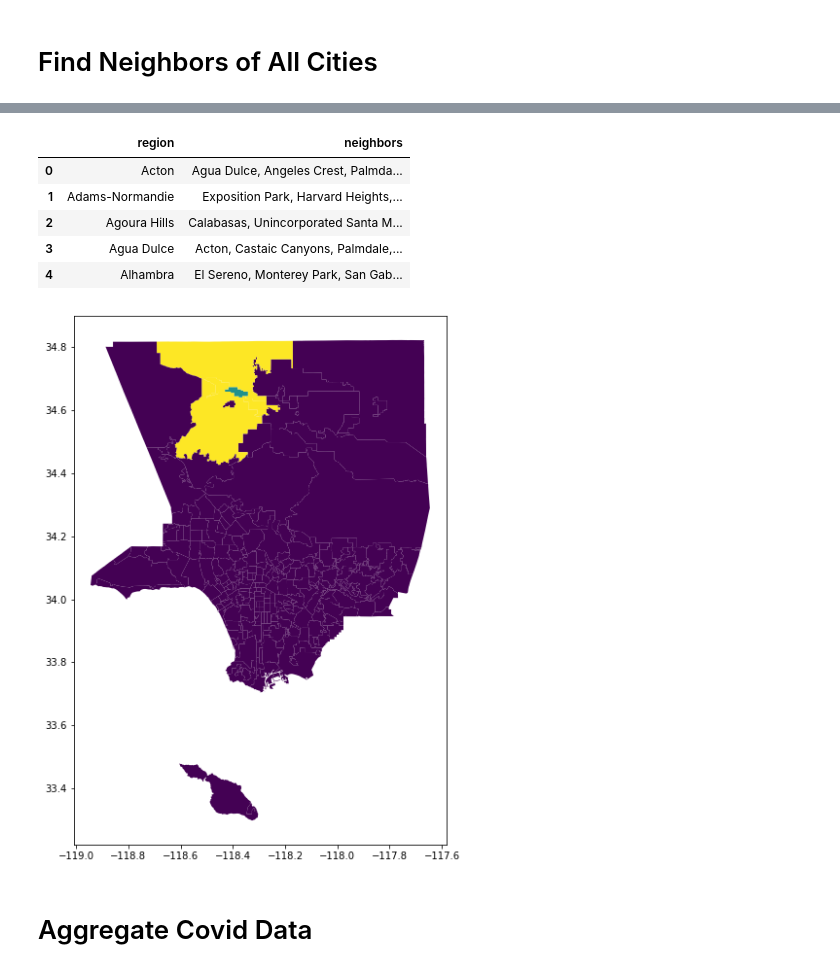
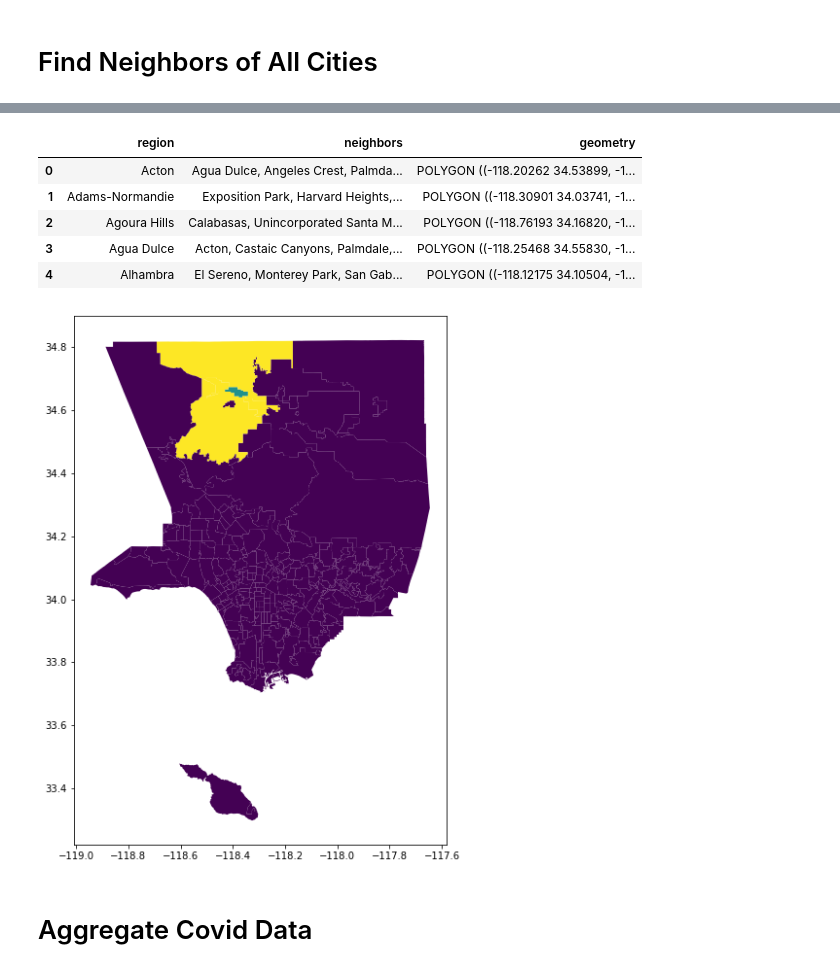
Before and after one commit to kaushiktandon/COVID-19-LA-Neighborhood-Case-Prediction, a Jupyter notebook: code/covid_cases_data_processing.ipynb, the cells around one changed output, grey strips where cells are left out. Cells and saved outputs as stored; diff of their text form; code cells hidden in the pictures.

```diff
--- a/code/covid_cases_data_processing.ipynb
+++ b/code/covid_cases_data_processing.ipynb
@@ -45,28 +52,28 @@ def graph_neighbors(df, index):
 # %%
 ### Get neighbors of every city
 la_neighbors = la_shapes.rename(columns={'name':'region'})
 la_neighbors["neighbors"] = None  # add NEIGHBORS column
 la_neighbors["plot_col"] = 0 # Column used to graph neighbors
 la_neighbors = la_neighbors[['region','geometry','neighbors','plot_col']]
 
 for index, row in la_neighbors.iterrows():
     # Get neighboring cities
     neighbors = la_neighbors[~la_neighbors.geometry.disjoint(row.geometry)].region.tolist()
     # Remove own name from list
     if row['region'] in neighbors:
         neighbors.remove(row['region'])
     la_neighbors.at[index, "neighbors"] = ", ".join(neighbors)
 # la_neighbors.head()
 graph_neighbors(la_neighbors, 70)
-la_neighbors = la_neighbors[['region','neighbors']]
+la_neighbors = la_neighbors[['region','neighbors','geometry']]
 la_neighbors.head()
 # %% [output]
-|  | region | neighbors |
-| 0 | Acton | Agua Dulce, Angeles Crest, Palmda... |
-| 1 | Adams-Normandie | Exposition Park, Harvard Heights,... |
-| 2 | Agoura Hills | Calabasas, Unincorporated Santa M... |
-| 3 | Agua Dulce | Acton, Castaic Canyons, Palmdale,... |
-| 4 | Alhambra | El Sereno, Monterey Park, San Gab... |
+|  | region | neighbors | geometry |
+| 0 | Acton | Agua Dulce, Angeles Crest, Palmda... | POLYGON ((-118.20262 34.53899, -1... |
+| 1 | Adams-Normandie | Exposition Park, Harvard Heights,... | POLYGON ((-118.30901 34.03741, -1... |
+| 2 | Agoura Hills | Calabasas, Unincorporated Santa M... | POLYGON ((-118.76193 34.16820, -1... |
+| 3 | Agua Dulce | Acton, Castaic Canyons, Palmdale,... | POLYGON ((-118.25468 34.55830, -1... |
+| 4 | Alhambra | El Sereno, Monterey Park, San Gab... | POLYGON ((-118.12175 34.10504, -1... |
 [figure]
 # %%
 # la_neighbors.to_csv('../data/covid/la_neighbors.csv')
```
Also changed, not shown: parts of 12 cells of this notebook, 3 other files.
